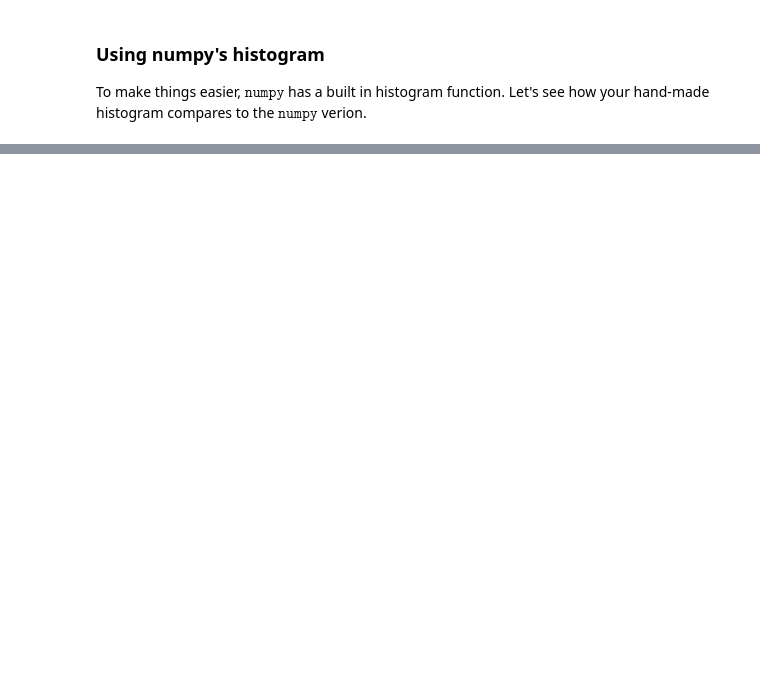
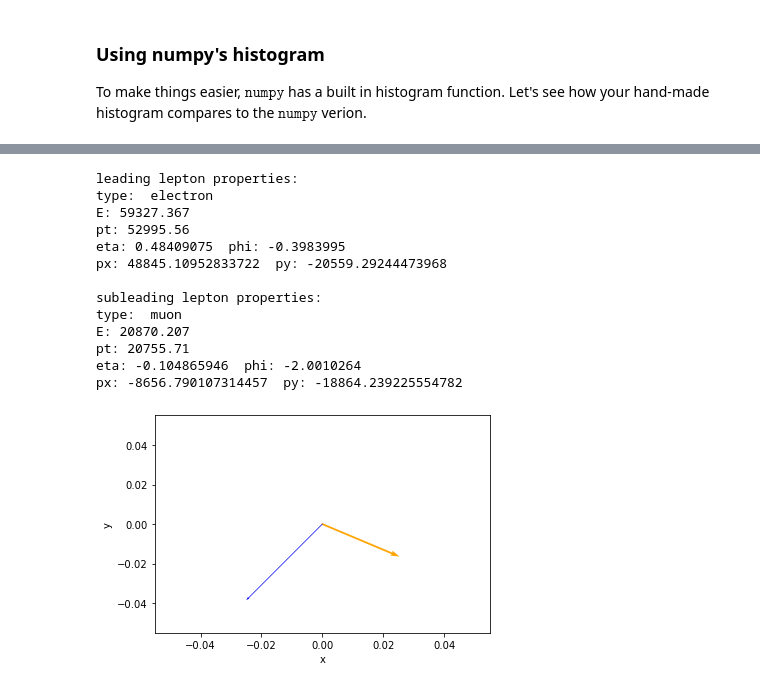
Before and after one commit to cantel/UNIGE-LHCParticlePhysics-Notebooks, a Jupyter notebook: Session1_ToolsAndData.ipynb, the cells around one changed output, grey strips where cells are left out. Cells and saved outputs as stored; diff of their text form; code cells hidden in the pictures; blank space fills up the shorter version.

```diff
--- a/Session1_ToolsAndData.ipynb
+++ b/Session1_ToolsAndData.ipynb
@@ -263,0 +247,68 @@ print(dilepton_masses)
+# %%
+import matplotlib.pyplot as plt
+
+## Lets reconstruct particles and make an event display.
+# Lets start by retrieving all variables needed to reconstruct the LEADING and SUBLEADING lepton
+
+
+list_of_variables = ['lep_E', 'lep_pt', 'lep_eta', 'lep_phi', 'lep_type']  # <-- ADD YOUR VARIABLES HERE
+lep_variables = events.arrays(list_of_variables, library="np")
+
+colours = {"muon": "blue", "electron": "orange"}
+# %%
+map_lep_type = {11: "electron", 13:"muon"}
+
+
+event_no = 4
+leading_lep_type = lep_variables['lep_type'][event_no][0]
+leading_lep_E = lep_variables['lep_E'][event_no][0]
+leading_lep_pt = lep_variables['lep_pt'][event_no][0]
+leading_lep_eta = lep_variables['lep_eta'][event_no][0]
+leading_lep_phi = lep_variables['lep_phi'][event_no][0]
+
+subleading_lep_type = lep_variables['lep_type'][event_no][1]
+subleading_lep_E = lep_variables['lep_E'][event_no][1]
+subleading_lep_pt = lep_variables['lep_pt'][event_no][1]
+subleading_lep_eta = lep_variables['lep_eta'][event_no][1]
+subleading_lep_phi = lep_variables['lep_phi'][event_no][1]
+
+leading_lep_4vec = four_momentum(leading_lep_pt, leading_lep_eta, leading_lep_phi, leading_lep_E)
+subleading_lep_4vec = four_momentum(subleading_lep_pt, subleading_lep_eta, subleading_lep_phi, subleading_lep_E)
+
+
+print("leading lepton properties: ")
+print("type: ", map_lep_type[leading_lep_type] )
+print_4vec(leading_lep_4vec)
+print("subleading lepton properties: ")
+print("type: ", map_lep_type[subleading_lep_type] )
+print_4vec(subleading_lep_4vec)
+
+
+leading_lep_colour = colours[map_lep_type[leading_lep_type]]
+subleading_lep_colour = colours[map_lep_type[subleading_lep_type]]
+
+width_scale = 1e-7
+arrow_scale = 4
+
+plt.quiver([0,0],[0,0], [0,leading_lep_4vec.px],[0,leading_lep_4vec.py], width=width_scale*leading_lep_4vec.pt, scale=arrow_scale*leading_lep_4vec.pt, color=leading_lep_colour)
+plt.quiver([0,0],[0,0], [0,subleading_lep_4vec.py],[0,subleading_lep_4vec.py], width=width_scale*subleading_lep_4vec.pt, scale=arrow_scale*subleading_lep_4vec.pt, color=subleading_lep_colour)
+
+plt.xlabel("x")
+plt.ylabel("y")
+
+plt.show()
+# %% [output]
+leading lepton properties:
+type:  electron
+E: 59327.367
+pt: 52995.56
+eta: 0.48409075  phi: -0.3983995
+px: 48845.10952833722  py: -20559.29244473968
+
+subleading lepton properties:
+type:  muon
+E: 20870.207
+pt: 20755.71
+eta: -0.104865946  phi: -2.0010264
+px: -8656.790107314457  py: -18864.239225554782
+[figure, added]
```
Also changed, not shown: parts of 8 cells of this notebook.
